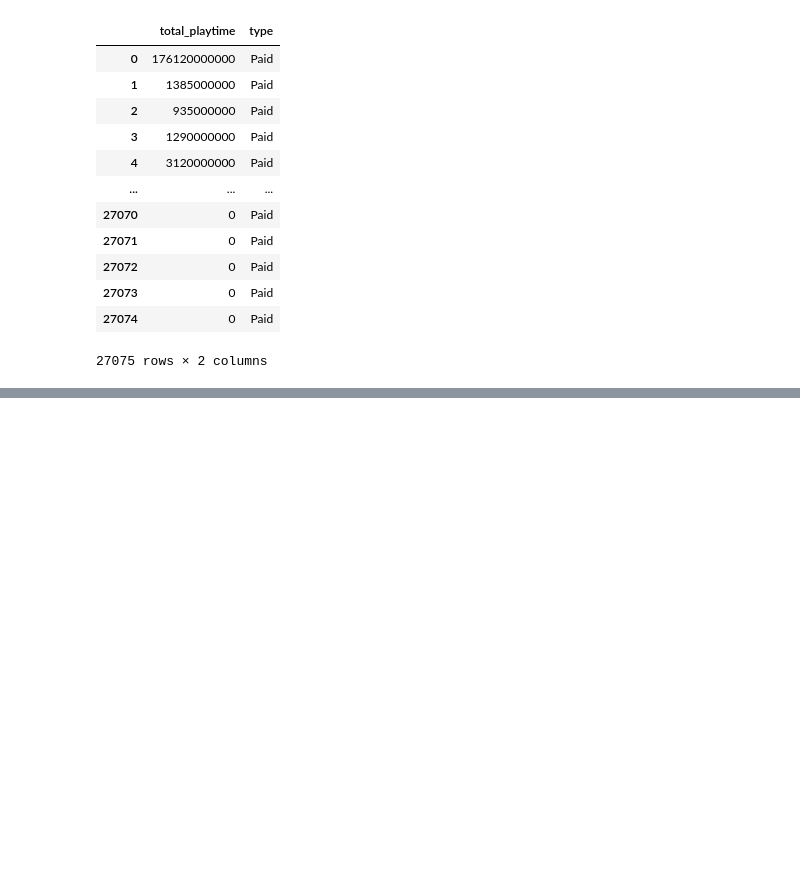
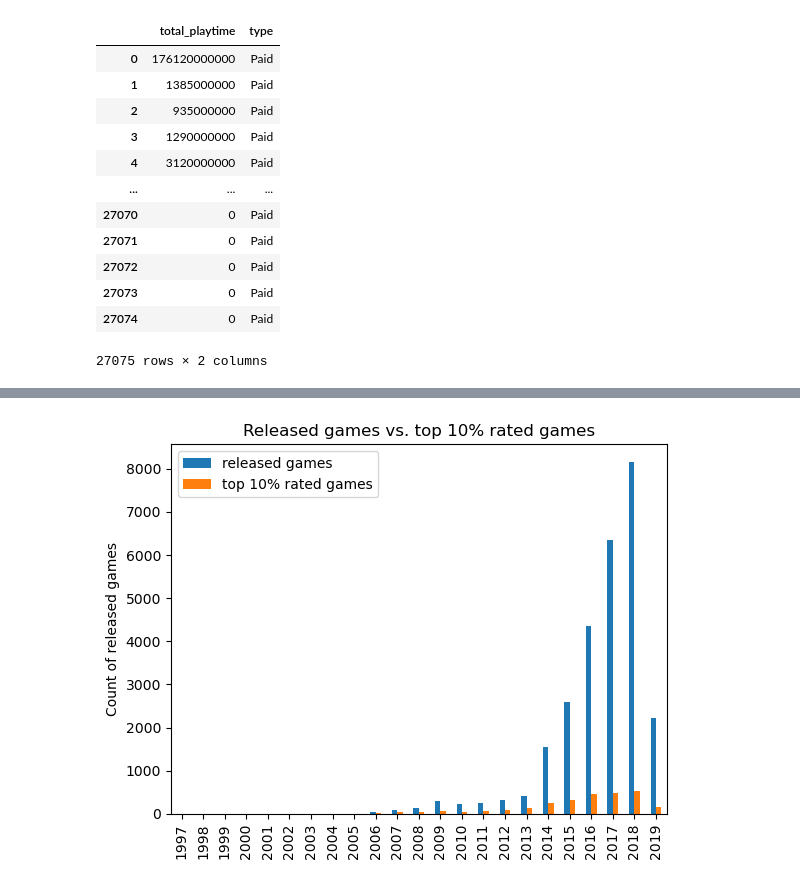
Before and after one commit to Emanum/TU_Visual_Data_Science, a Jupyter notebook: lab2/Steam-Analysis.ipynb, the cells around one changed output, grey strips where cells are left out. Cells and saved outputs as stored; diff of their text form; code cells hidden in the pictures; blank space fills up the shorter version.

```diff
--- a/lab2/Steam-Analysis.ipynb
+++ b/lab2/Steam-Analysis.ipynb
@@ -540,0 +537,13 @@ TypeError: unhashable type: 'list'
+# %%
+topRatedGames = pDF.sort_values(by='rating',ascending=False).head(math.ceil(27000*0.1))
+# %%
+topRatedGamesGrouped = topRatedGames[['release_year','appid']].groupby('release_year').count()
+allGamesPerYear = pDF[['release_year','appid']].groupby('release_year').count()
+topRatedGamesGrouped
+
+merged = allGamesPerYear
+merged['released games'] = merged['appid']
+merged['top 10% rated games'] = topRatedGamesGrouped['appid']
+merged['percent'] = merged['top 10% rated games'] * 100 / merged['released games']
+del merged['appid']
+merged
@@ -540,0 +569,8 @@ TypeError: unhashable type: 'list'
+# %%
+ax = merged.plot(y=['released games','top 10% rated games'], kind='bar', stacked=False)
+ax.set_xlabel('')
+ax.set_ylabel('Count of released games')
+ax.set_title('Released games vs. top 10% rated games')
+plt.show()
+# %% [output]
+[figure, added]
```
Also changed, not shown: parts of 3 cells of this notebook, 6 other files.
